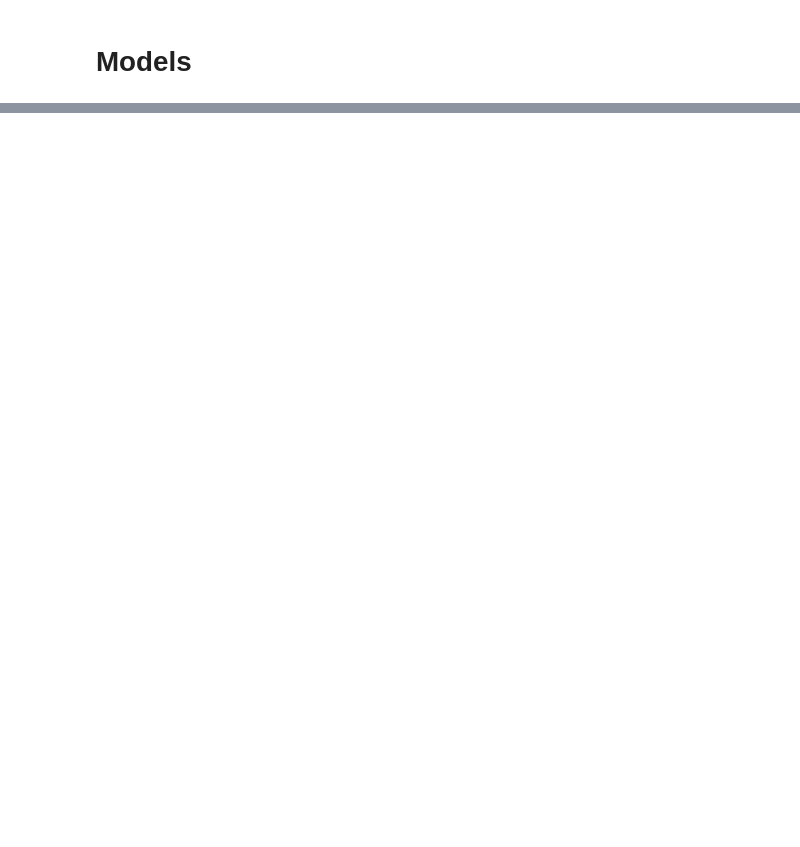
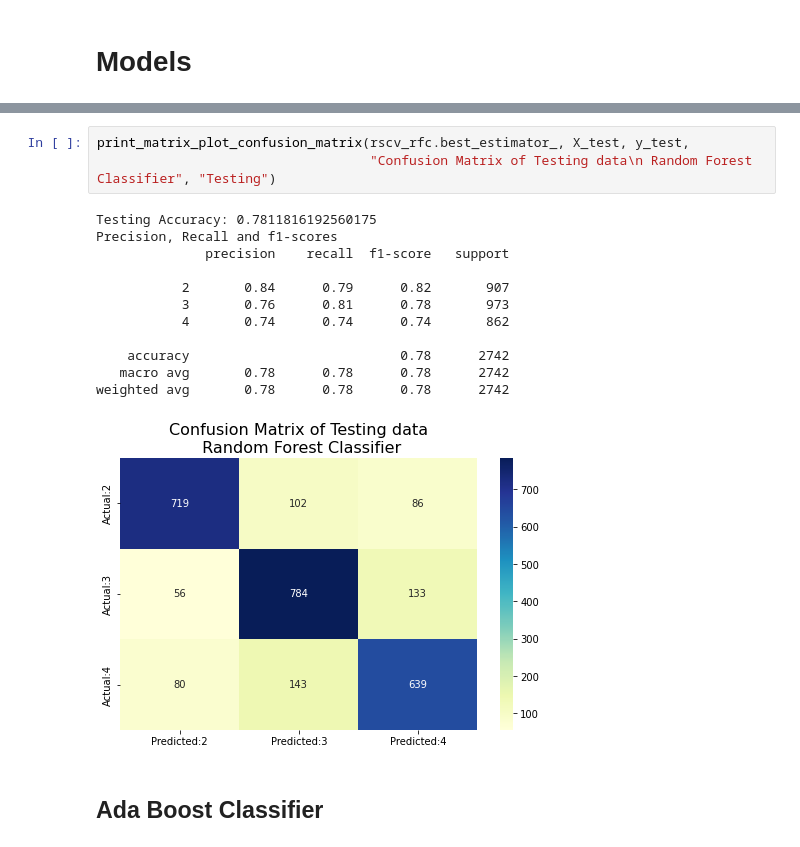
Before and after one commit to Utsav-Patel/USA-Accidents-Severity-Predictions, a Jupyter notebook: Data Exploration.ipynb, the cells around one changed output, grey strips where cells are left out. Drawn from its saved outputs; the diff is of its cells as text; blank space fills up the shorter version.

```diff
--- a/Data Exploration.ipynb
+++ b/Data Exploration.ipynb
@@ -646,0 +829,18 @@ from collections import Counter
+# %%
+print_matrix_plot_confusion_matrix(rscv_rfc.best_estimator_, X_test, y_test,
+                                   "Confusion Matrix of Testing data\n Random Forest Classifier", "Testing")
+# %% [output]
+Testing Accuracy: 0.7811816192560175
+Precision, Recall and f1-scores
+              precision    recall  f1-score   support
+
+           2       0.84      0.79      0.82       907
+           3       0.76      0.81      0.78       973
+           4       0.74      0.74      0.74       862
+
+    accuracy                           0.78      2742
+   macro avg       0.78      0.78      0.78      2742
+weighted avg       0.78      0.78      0.78      2742
+[figure, added]
+# %% [markdown]
+## Ada Boost Classifier
```
Also changed, not shown: parts of 63 cells of this notebook.
